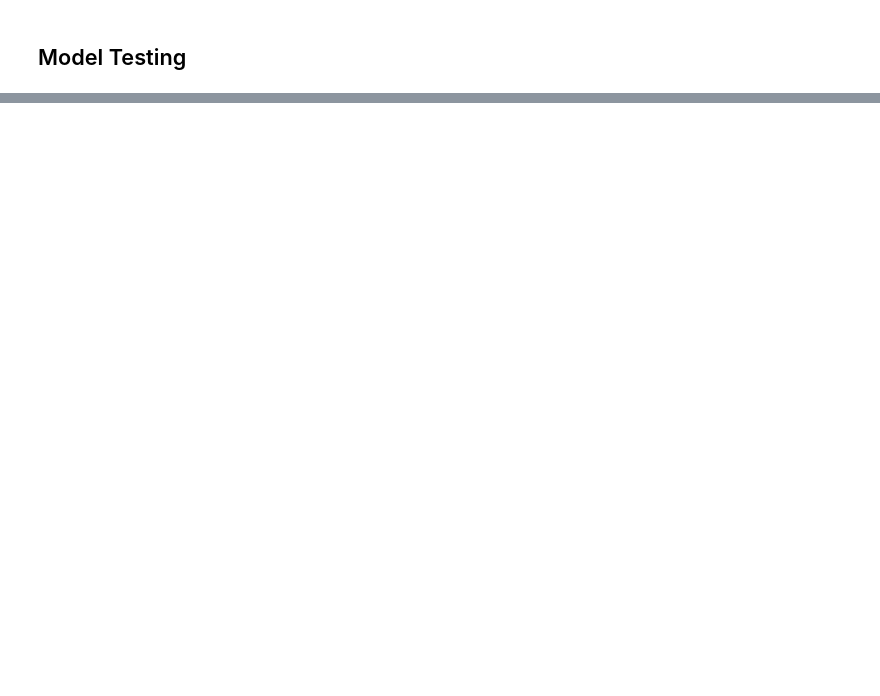
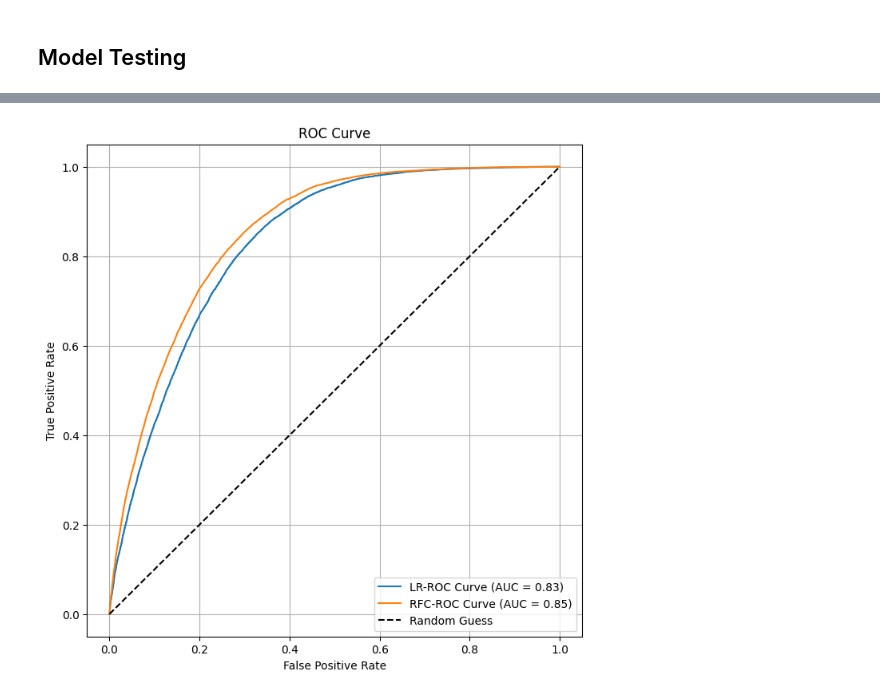
Before and after one commit to Ajinkya-18/Smoker-Detection, a Jupyter notebook: notebooks/smoker_detection.ipynb, the cells around one changed output, grey strips where cells are left out. Saved outputs shown, nothing was run; the diff lists cells and outputs as text; code cells hidden in the pictures; blank space fills up the shorter version.

```diff
--- a/notebooks/smoker_detection.ipynb
+++ b/notebooks/smoker_detection.ipynb
@@ -365,0 +308,4 @@ plt.savefig('../reports/Confusion_Matrices.png')
+# %%
+lr_score = lr.predict_proba(x_val_scaled)[:, 1]
+# %%
+rfc_score = rfc.predict_proba(x_val)[:, 1]
@@ -365,0 +318,2 @@ plt.savefig('../reports/Confusion_Matrices.png')
+# %%
+lr_fpr, lr_tpr, lr_thresholds = roc_curve(y_val, lr_score, pos_label=1)
@@ -365,0 +322,2 @@ plt.savefig('../reports/Confusion_Matrices.png')
+# %%
+rfc_fpr, rfc_tpr, rfc_thresholds = roc_curve(y_val, rfc_score, pos_label=1)
@@ -365,0 +326,14 @@ plt.savefig('../reports/Confusion_Matrices.png')
+# %%
+plt.figure(figsize=(8, 8))
+plt.plot(lr_fpr, lr_tpr, label=f'LR-ROC Curve (AUC = {lr_auc:.2f})')
+plt.plot(rfc_fpr, rfc_tpr, label=f'RFC-ROC Curve (AUC = {rfc_auc:.2f})')
+plt.plot([0, 1], [0, 1], 'k--', label='Random Guess')
+
+plt.xlabel('False Positive Rate')
+plt.ylabel('True Positive Rate')
+plt.title("ROC Curve")
+plt.legend(loc='lower right')
+plt.grid(True)
+plt.savefig('../models/ROC_Curves.png')
+# %% [output]
+[figure, added]
```
Also changed, not shown: parts of 53 cells of this notebook, 8 other files.
